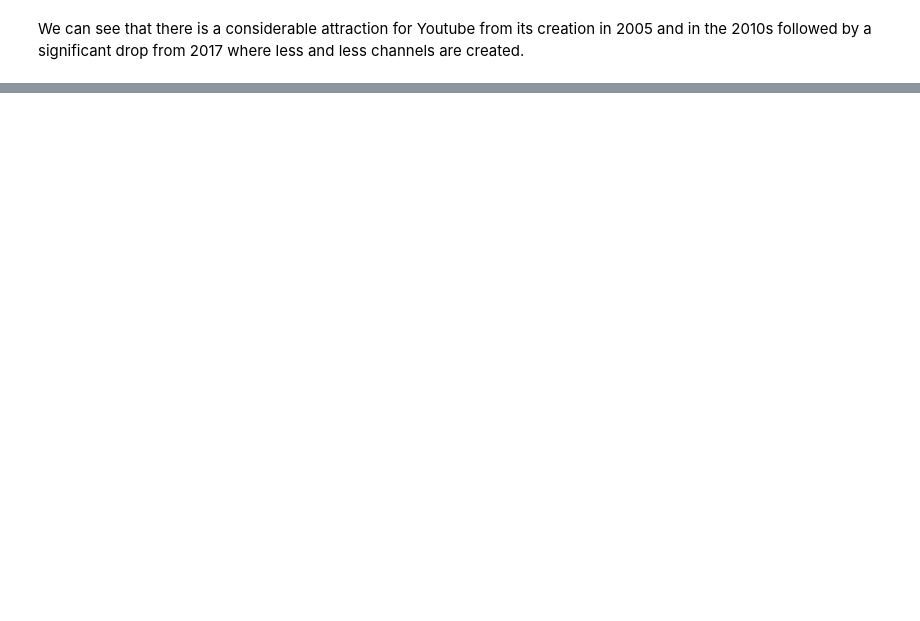
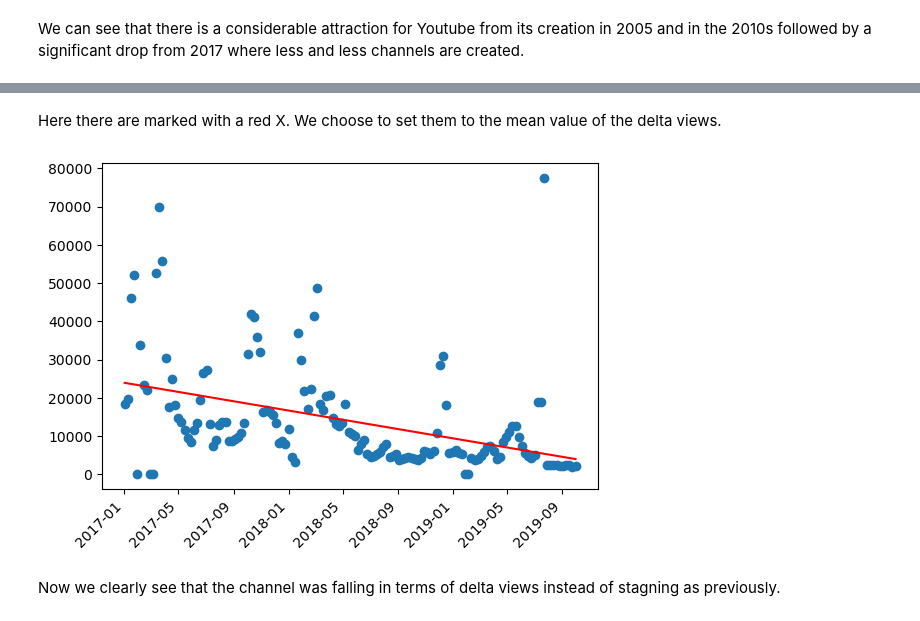
Before and after one commit to epfl-ada/ada-2022-project-pinacolada, a Jupyter notebook: notebook.ipynb, the cells around one changed output, grey strips where cells are left out. Drawn from its saved outputs; the diff is of its cells as text; code cells hidden in the pictures; blank space fills up the shorter version.

```diff
--- a/notebook.ipynb
+++ b/notebook.ipynb
@@ -121,0 +152,6 @@ We can see that there is a considerable attraction for Youtube from its creation
+# %%
+timeseries = timeseries[timeseries.datetime > "2017-01-01"]
+timeseries_sizes = timeseries.groupby('channel').size()
+big_timeseries_sizes = timeseries_sizes[timeseries_sizes.values >= 140]
+long_timeseries = timeseries[timeseries['channel'].isin(big_timeseries_sizes.index)]
+long_timeseries.head()
@@ -121,0 +190,7 @@ We can see that there is a considerable attraction for Youtube from its creation
+# %%
+slopes = []
+for name, channel_df in long_timeseries.groupby('channel'):
+    dv = channel_df['delta_views']
+    normalized_df=(dv-dv.min())/(dv.max() - dv.min())
+    res = stats.linregress(range(len(channel_df)), normalized_df.values)
+    slopes.append((name, res.slope, res.intercept))
@@ -121,0 +199,2 @@ We can see that there is a considerable attraction for Youtube from its creation
+# %%
+slopes_sort = sorted(slopes, key=lambda x: x[1])
@@ -121,0 +257,10 @@ We can see that there is a considerable attraction for Youtube from its creation
+# %%
+boosted_model = tb.ThymeBoost()
+idx = int(len(slopes_sort) / 2) + 2
+df = long_timeseries[long_timeseries['channel'] == slopes_sort[idx][0]]
+output = boosted_model.detect_outliers(df['delta_views'],
+                                       trend_estimator='linear',
+                                       seasonal_estimator='fourier',
+                                       global_cost='maicc',
+                                       fit_type='global')
+boosted_model.plot_results(output)
@@ -121,0 +269,14 @@ We can see that there is a considerable attraction for Youtube from its creation
+# %% [markdown]
+Here there are marked with a red X. We choose to set them to the mean value of the delta views.
+# %%
+fig, ax = plt.subplots()
+mean = output.y.mean()
+output[output.outliers] = mean
+res = stats.linregress(range(len(output)), output.y)
+ax.scatter(df.datetime, output.y)
+ax.plot(df.datetime, res.intercept + range(len(output)) * res.slope, color="red")
+fig.autofmt_xdate(rotation=45)
+# %% [output]
+[figure, added]
+# %% [markdown]
+Now we clearly see that the channel was falling in terms of delta views instead of stagning as previously.
```
Also changed, not shown: parts of 18 cells of this notebook.
